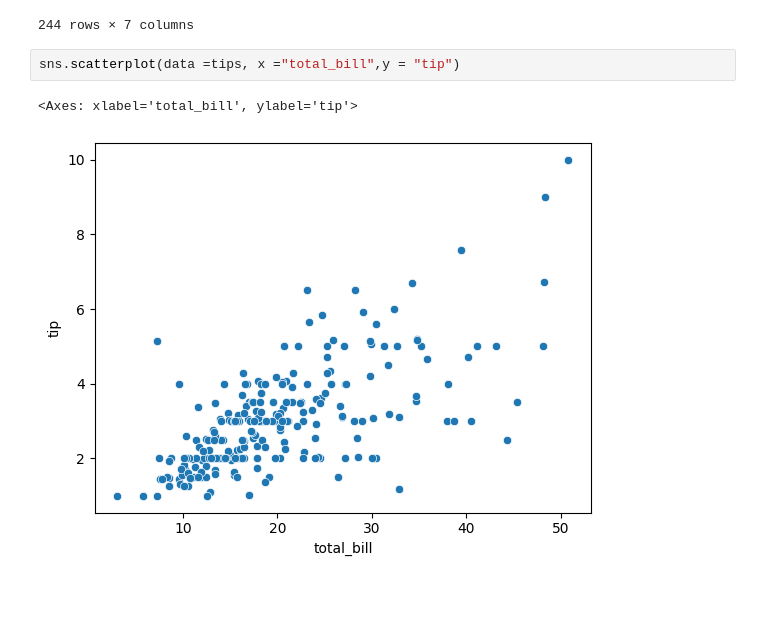
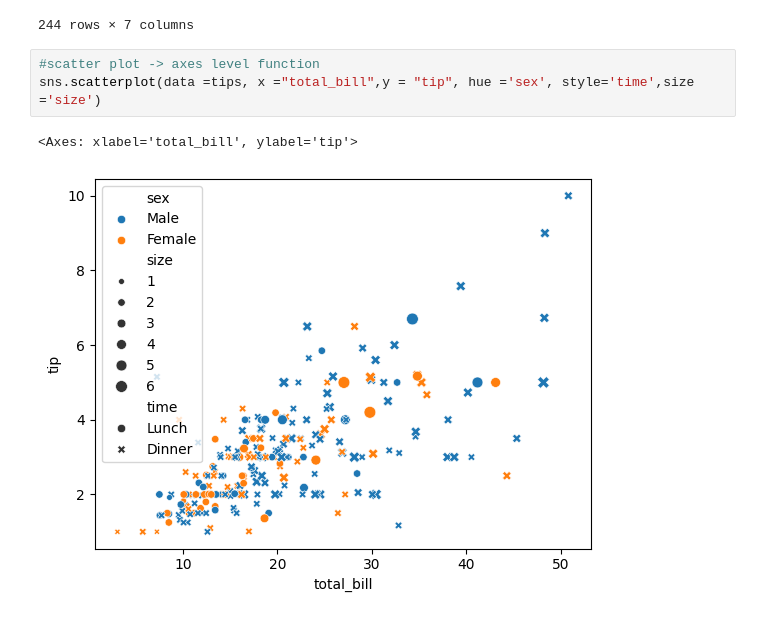
Before and after one commit to RichaSinghhh/PythonDataAnalytics, a Jupyter notebook: Analysis/SeabornPractice.ipynb, the cells around one changed output. Cells and saved outputs as stored; diff of their text form.

```diff
--- a/Analysis/SeabornPractice.ipynb
+++ b/Analysis/SeabornPractice.ipynb
@@ -27,7 +27,8 @@ tips
 | 243 | 18.78 | 3.00 | Female | No | Thur | Dinner | 2 |
 244 rows × 7 columns
 # %%
-sns.scatterplot(data =tips, x ="total_bill",y = "tip")
+#scatter plot -> axes level function
+sns.scatterplot(data =tips, x ="total_bill",y = "tip", hue ='sex', style='time',size ='size')
 # %% [output]
 <Axes: xlabel='total_bill', ylabel='tip'>
-[figure, old version]
+[figure, new version]
```
Also changed, not shown: parts of 2 cells of this notebook.
